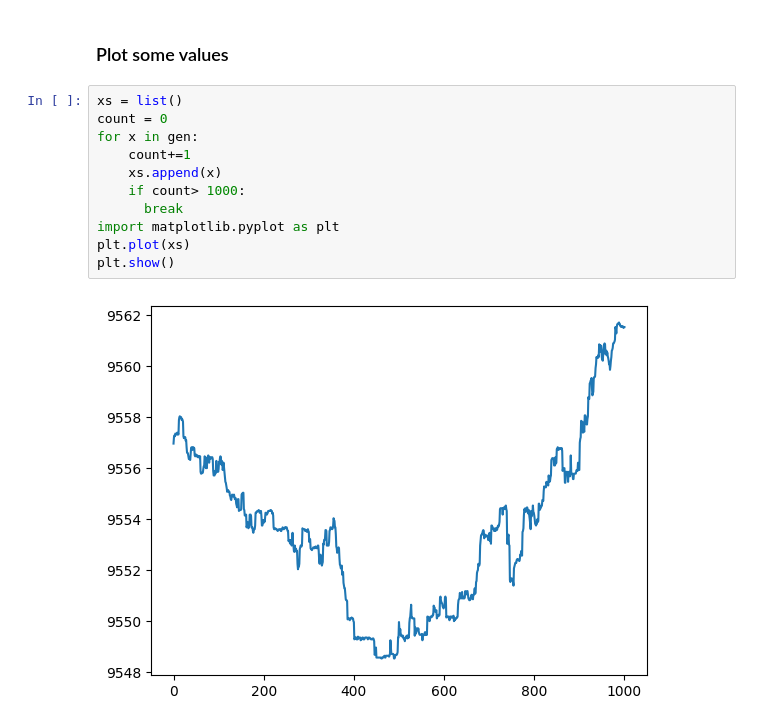
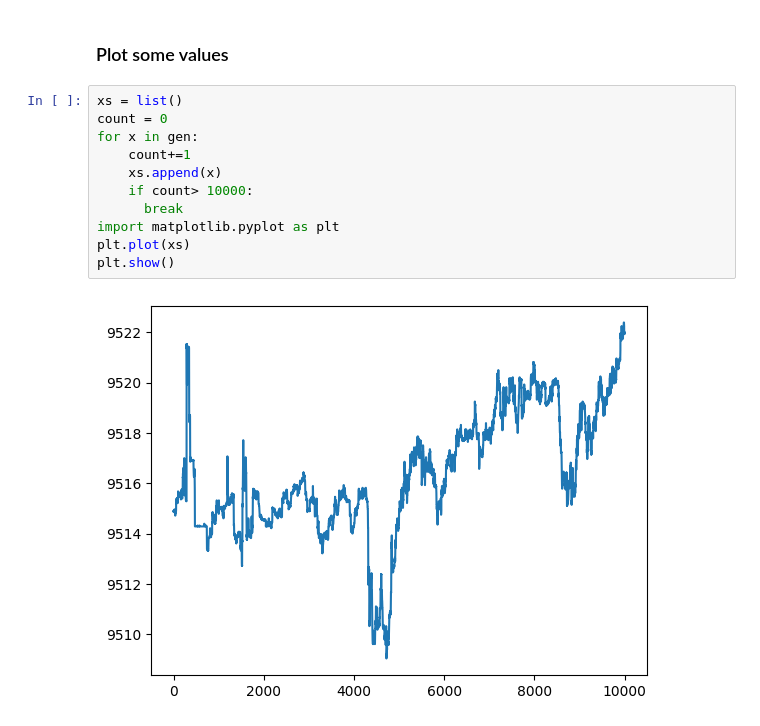
Before and after one commit to microprediction/endersnotebooks, a Jupyter notebook: enders_data_generator.ipynb, the cells around one changed output. Drawn from its saved outputs; the diff is of its cells as text.

```diff
--- a/enders_data_generator.ipynb
+++ b/enders_data_generator.ipynb
@@ -34,13 +34,13 @@ print(next(gen))
 # %%
 xs = list()
 count = 0
 for x in gen:
     count+=1
     xs.append(x)
-    if count> 1000:
+    if count> 10000:
       break
 import matplotlib.pyplot as plt
 plt.plot(xs)
 plt.show()
 # %% [output]
-[figure, old version]
+[figure, new version]
```
Also changed, not shown: parts of 2 cells of this notebook.
